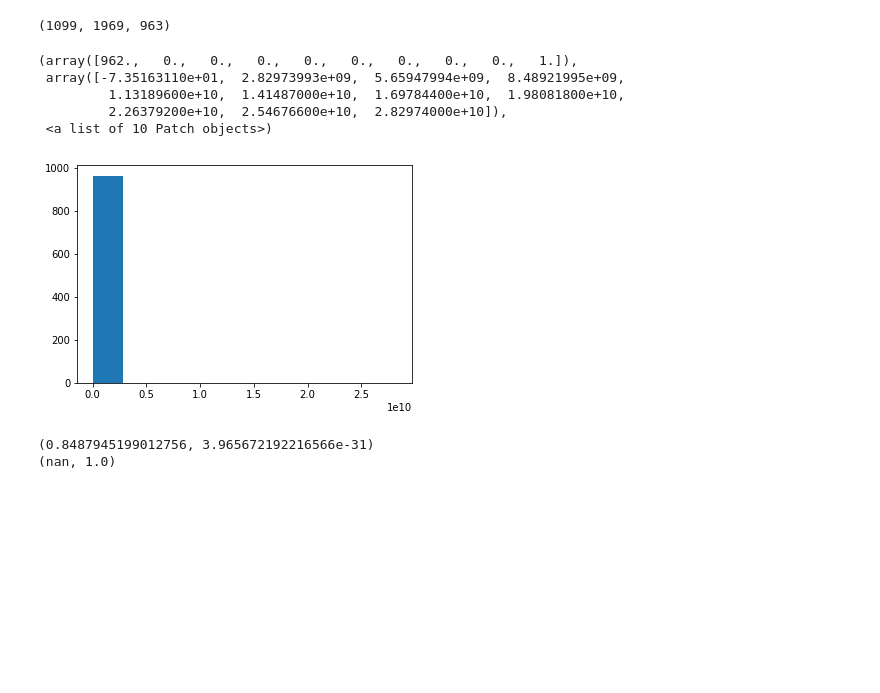
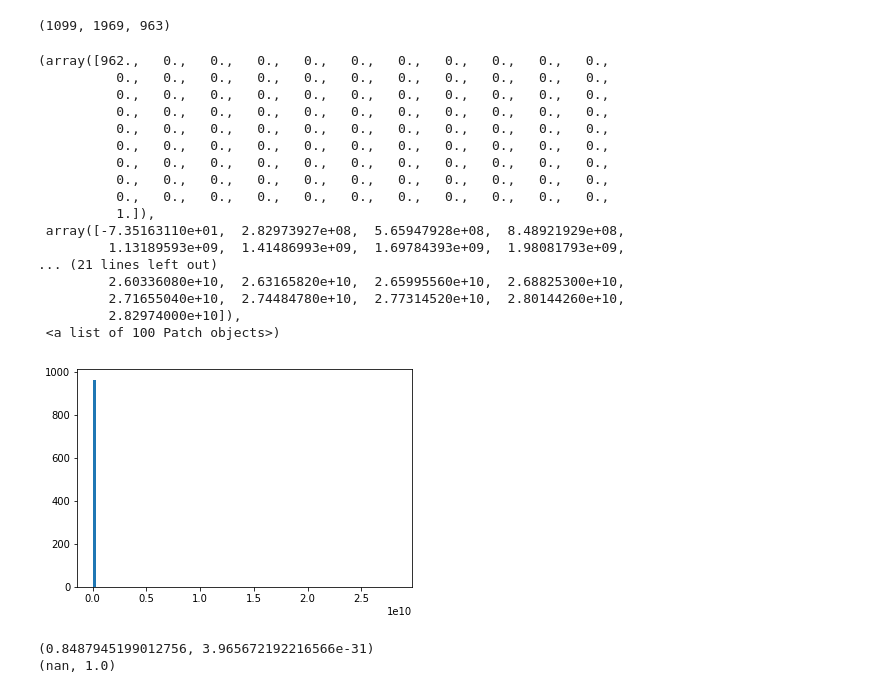
Before and after one commit to npschafer/dsc-in-depth-ab-testing-lab-houston-ds-042219, a Jupyter notebook: index.ipynb, the cells around one changed output. Drawn from its saved outputs; the diff is of its cells as text; code cells hidden in the pictures; blank space fills up the shorter version.

```diff
--- a/index.ipynb
+++ b/index.ipynb
@@ -205,14 +205,26 @@ len(bs_df), len(ms_df), len(phd_df)
 # %% [output]
 (1099, 1969, 963)
 # %%
-plt.hist(phd_df["AdjustedCompensation"])
+plt.hist(phd_df["AdjustedCompensation"], bins=100)
 # %% [output]
-(array([962.,   0.,   0.,   0.,   0.,   0.,   0.,   0.,   0.,   1.]),
- array([-7.35163110e+01,  2.82973993e+09,  5.65947994e+09,  8.48921995e+09,
-         1.13189600e+10,  1.41487000e+10,  1.69784400e+10,  1.98081800e+10,
-         2.26379200e+10,  2.54676600e+10,  2.82974000e+10]),
- <a list of 10 Patch objects>)
+(array([962.,   0.,   0.,   0.,   0.,   0.,   0.,   0.,   0.,   0.,   0.,
+          0.,   0.,   0.,   0.,   0.,   0.,   0.,   0.,   0.,   0.,   0.,
+          0.,   0.,   0.,   0.,   0.,   0.,   0.,   0.,   0.,   0.,   0.,
+          0.,   0.,   0.,   0.,   0.,   0.,   0.,   0.,   0.,   0.,   0.,
+          0.,   0.,   0.,   0.,   0.,   0.,   0.,   0.,   0.,   0.,   0.,
+          0.,   0.,   0.,   0.,   0.,   0.,   0.,   0.,   0.,   0.,   0.,
+          0.,   0.,   0.,   0.,   0.,   0.,   0.,   0.,   0.,   0.,   0.,
+          0.,   0.,   0.,   0.,   0.,   0.,   0.,   0.,   0.,   0.,   0.,
+          0.,   0.,   0.,   0.,   0.,   0.,   0.,   0.,   0.,   0.,   0.,
+          1.]),
+ array([-7.35163110e+01,  2.82973927e+08,  5.65947928e+08,  8.48921929e+08,
+         1.13189593e+09,  1.41486993e+09,  1.69784393e+09,  1.98081793e+09,
+... (21 lines left out)
+         2.60336080e+10,  2.63165820e+10,  2.65995560e+10,  2.68825300e+10,
+         2.71655040e+10,  2.74484780e+10,  2.77314520e+10,  2.80144260e+10,
+         2.82974000e+10]),
+ <a list of 100 Patch objects>)
-[figure, old version]
+[figure, new version]
 # %%
 print(stats.shapiro(np.log(bs_df["AdjustedCompensation"])))
 print(stats.shapiro(np.log(phd_df["AdjustedCompensation"])))
```
